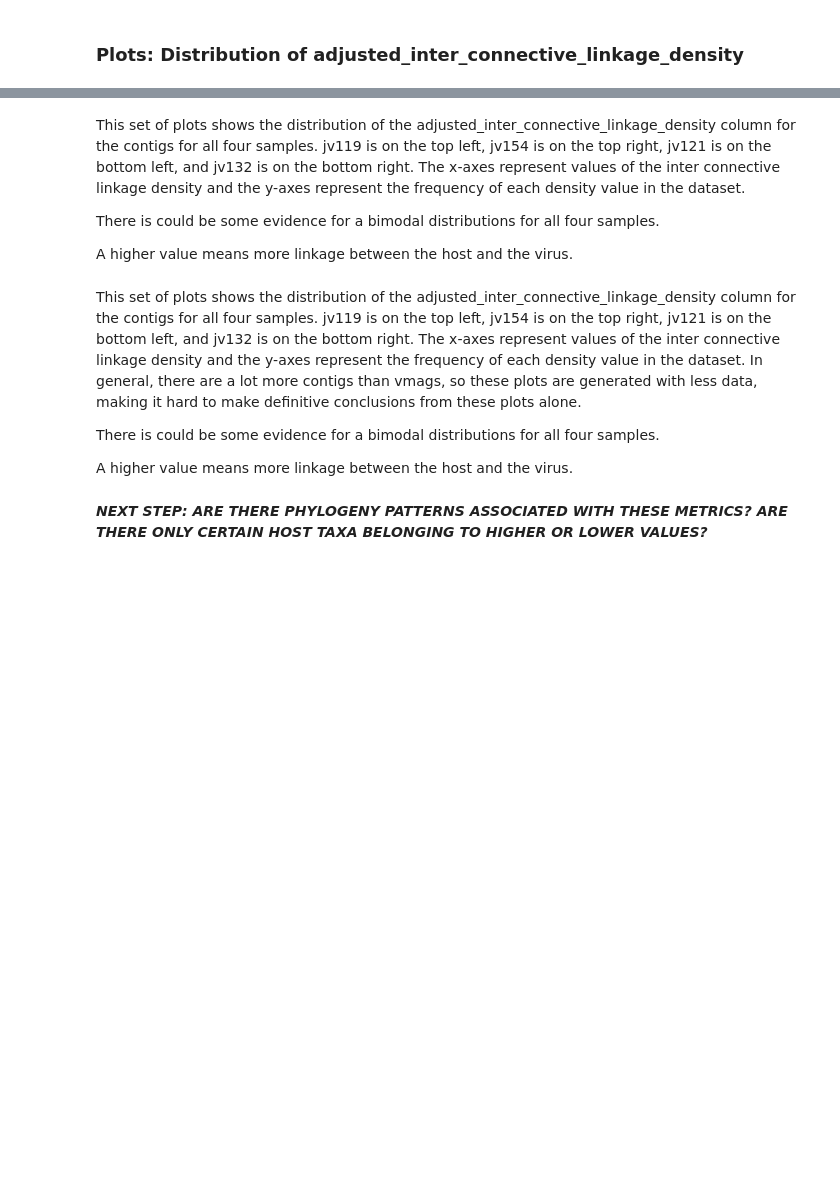
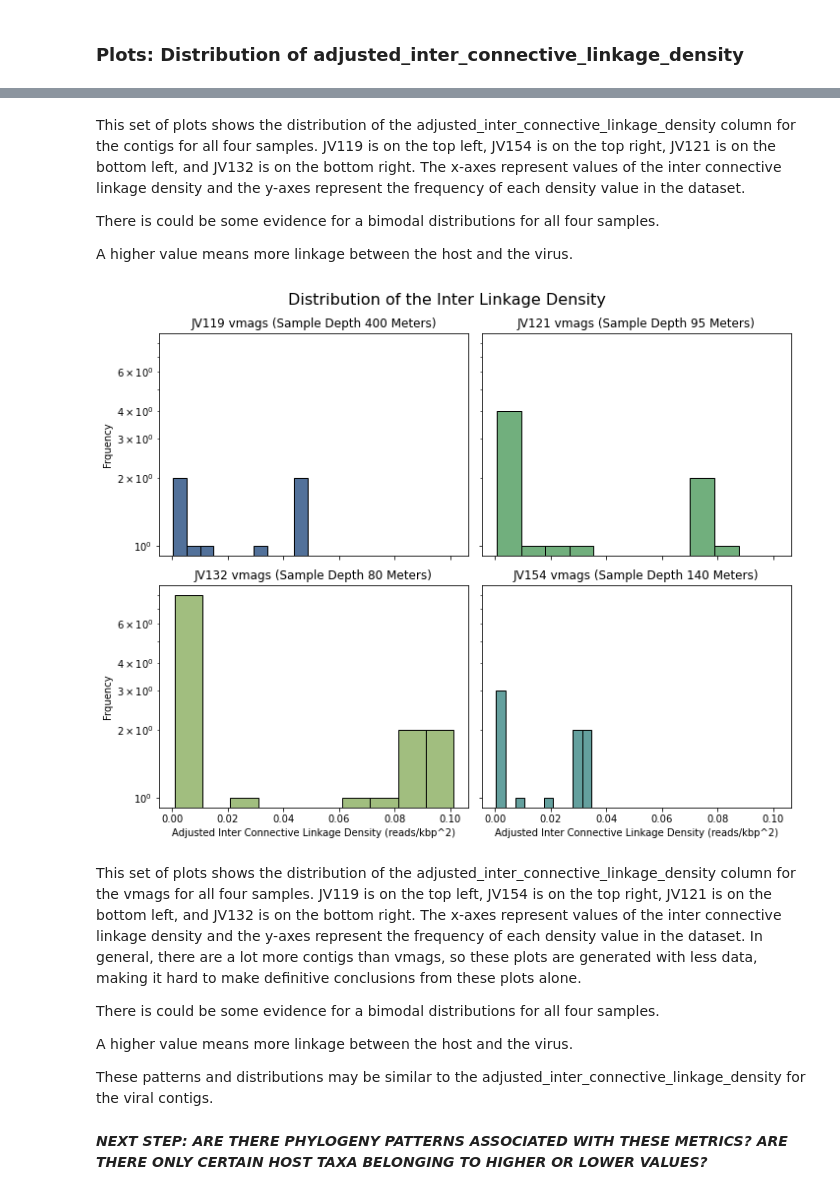
Before and after one commit to mdherring/OMZ_MH_Analysis, a Jupyter notebook: preliminary_analysis/01_proximeta_summary.ipynb, the cells around one changed output, grey strips where cells are left out. Drawn from its saved outputs; the diff is of its cells as text; code cells hidden in the pictures; blank space fills up the shorter version.

```diff
--- a/preliminary_analysis/01_proximeta_summary.ipynb
+++ b/preliminary_analysis/01_proximeta_summary.ipynb
@@ -205,5 +210,5 @@ plt.tight_layout()
 # %% [markdown]
-This set of plots shows the distribution of the adjusted_inter_connective_linkage_density column for the contigs for all four samples. jv119 is on the top left, jv154 is on the top right, jv121 is on the bottom left, and jv132 is on the bottom right. The x-axes represent values of the inter connective linkage density and the y-axes represent the frequency of each density value in the dataset.
+This set of plots shows the distribution of the adjusted_inter_connective_linkage_density column for the contigs for all four samples. JV119 is on the top left, JV154 is on the top right, JV121 is on the bottom left, and JV132 is on the bottom right. The x-axes represent values of the inter connective linkage density and the y-axes represent the frequency of each density value in the dataset.
 
 There is could be some evidence for a bimodal distributions for all four samples.
 
@@ -211,42 +216,46 @@ A higher value means more linkage between the host and the virus.
 # %%
 # plot all vMAGs together
 
 fig, axes = plt.subplots(nrows=2, ncols=2, figsize=(10,8), sharex=True, sharey=True)
 
 palette = sns.color_palette('gist_earth')
 
 sns.histplot(jv119_vMAG['adjusted_inter_linkage_density'], bins=10, color=palette[0], edgecolor='black', ax= axes[0,0])
 axes[0,0].set_xlabel('Adjusted Inter Connective Linkage Density (reads/kbp^2)')
 axes[0,0].set_ylabel('Frquency')
-axes[0,0].set_title('JV119 vMAGs (Sample Depth 400 Meters)')
+axes[0,0].set_title('JV119 vmags (Sample Depth 400 Meters)')
 axes[0,0].set_yscale('log')
 
 sns.histplot(jv154_vMAG['adjusted_inter_linkage_density'], bins=10, color=palette[1], edgecolor='black', ax= axes[1,1])
 axes[1,1].set_xlabel('Adjusted Inter Connective Linkage Density (reads/kbp^2)')
 axes[1,1].set_ylabel('Frquency')
-axes[1,1].set_title('JV154 vMAGs (Sample Depth 140 Meters)')
+axes[1,1].set_title('JV154 vmags (Sample Depth 140 Meters)')
 axes[1,1].set_yscale('log')
 
 sns.histplot(jv121_vMAG['adjusted_inter_linkage_density'], bins=10, color=palette[2], edgecolor='black', ax= axes[0,1])
 axes[0,1].set_xlabel('Adjusted Inter Connective Linkage Density (reads/kbp^2)')
 axes[0,1].set_ylabel('Frquency')
-axes[0,1].set_title('JV121 vMAGs (Sample Depth 95 Meters)')
+axes[0,1].set_title('JV121 vmags (Sample Depth 95 Meters)')
 axes[0,1].set_yscale('log')
 
 sns.histplot(jv132_vMAG['adjusted_inter_linkage_density'], bins=10, color=palette[3], edgecolor='black', ax= axes[1,0])
 axes[1,0].set_xlabel('Adjusted Inter Connective Linkage Density (reads/kbp^2)')
 axes[1,0].set_ylabel('Frquency')
-axes[1,0].set_title('JV132 vMAGs (Sample Depth 80 Meters)')
+axes[1,0].set_title('JV132 vmags (Sample Depth 80 Meters)')
 axes[1,0].set_yscale('log')
 
 fig.suptitle('Distribution of the Inter Linkage Density',fontsize=16)
 plt.tight_layout()
+# %% [output]
+[figure, added]
 # %% [markdown]
-This set of plots shows the distribution of the adjusted_inter_connective_linkage_density column for the contigs for all four samples. jv119 is on the top left, jv154 is on the top right, jv121 is on the bottom left, and jv132 is on the bottom right. The x-axes represent values of the inter connective linkage density and the y-axes represent the frequency of each density value in the dataset. In general, there are a lot more contigs than vmags, so these plots are generated with less data, making it hard to make definitive conclusions from these plots alone.
+This set of plots shows the distribution of the adjusted_inter_connective_linkage_density column for the vmags for all four samples. JV119 is on the top left, JV154 is on the top right, JV121 is on the bottom left, and JV132 is on the bottom right. The x-axes represent values of the inter connective linkage density and the y-axes represent the frequency of each density value in the dataset. In general, there are a lot more contigs than vmags, so these plots are generated with less data, making it hard to make definitive conclusions from these plots alone.
 
 There is could be some evidence for a bimodal distributions for all four samples.
 
 A higher value means more linkage between the host and the virus.
+
+These patterns and distributions may be similar to the adjusted_inter_connective_linkage_density for the viral contigs.
 # %% [markdown]
 ***NEXT STEP: ARE THERE PHYLOGENY PATTERNS ASSOCIATED WITH THESE METRICS? ARE THERE ONLY CERTAIN HOST TAXA BELONGING TO HIGHER OR LOWER VALUES?***
 # %% [markdown]
```
Also changed, not shown: parts of 24 cells of this notebook, 1 other file.
